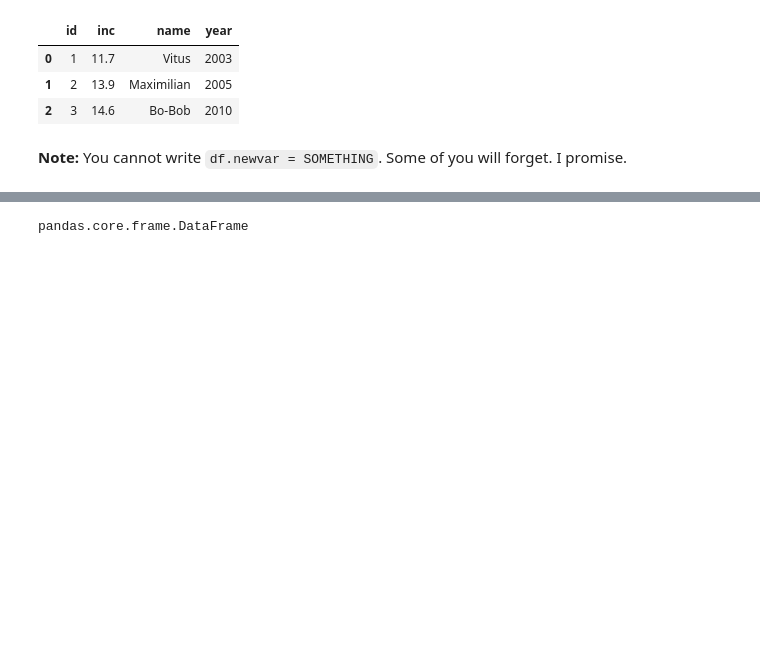
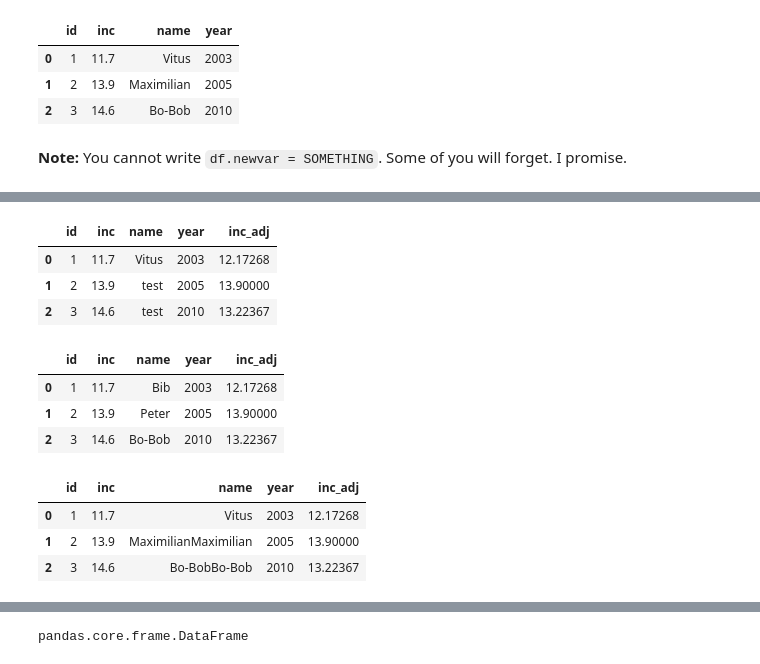
Before and after one commit to NumEconCopenhagen/lectures-2019, a Jupyter notebook: 06/Load_save_and_structure_data.ipynb, the cells around one changed output, grey strips where cells are left out. Saved outputs shown, nothing was run; the diff lists cells and outputs as text; code cells hidden in the pictures; blank space fills up the shorter version.

```diff
--- a/06/Load_save_and_structure_data.ipynb
+++ b/06/Load_save_and_structure_data.ipynb
@@ -94,0 +114,31 @@ X
+# %%
+Y = X.copy()
+
+Y.loc[Y['id'] > 1, ['name']] = 'test'
+Y
+# %% [output]
+|  | id | inc | name | year | inc_adj |
+| 0 | 1 | 11.7 | Vitus | 2003 | 12.17268 |
+| 1 | 2 | 13.9 | test | 2005 | 13.90000 |
+| 2 | 3 | 14.6 | test | 2010 | 13.22367 |
+# %%
+Y = X.copy()
+
+Y.loc[(Y['name'] == 'Vitus') | (Y['year'] == 2005), ['name']] = ['Bib', 'Peter']
+Y
+# %% [output]
+|  | id | inc | name | year | inc_adj |
+| 0 | 1 | 11.7 | Bib | 2003 | 12.17268 |
+| 1 | 2 | 13.9 | Peter | 2005 | 13.90000 |
+| 2 | 3 | 14.6 | Bo-Bob | 2010 | 13.22367 |
+# %%
+Y = X.copy()
+
+J = (Y['name'] == 'Maximilian') | (Y['year'] == 2010)
+Y.loc[J, ['name']] = Y.loc[I, ['name']].values*2 # .values is required
+Y
+# %% [output]
+|  | id | inc | name | year | inc_adj |
+| 0 | 1 | 11.7 | Vitus | 2003 | 12.17268 |
+| 1 | 2 | 13.9 | MaximilianMaximilian | 2005 | 13.90000 |
+| 2 | 3 | 14.6 | Bo-BobBo-Bob | 2010 | 13.22367 |
```
Also changed, not shown: parts of 56 cells of this notebook.
